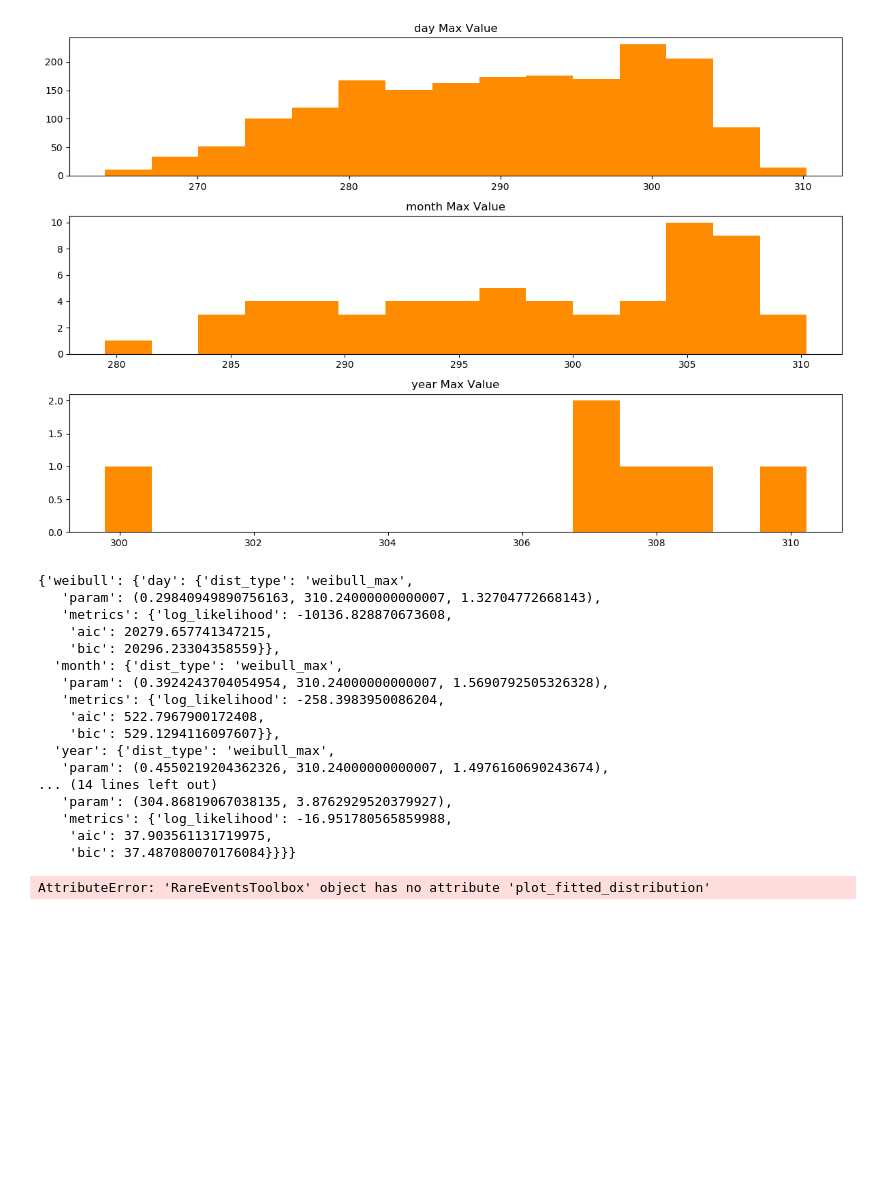
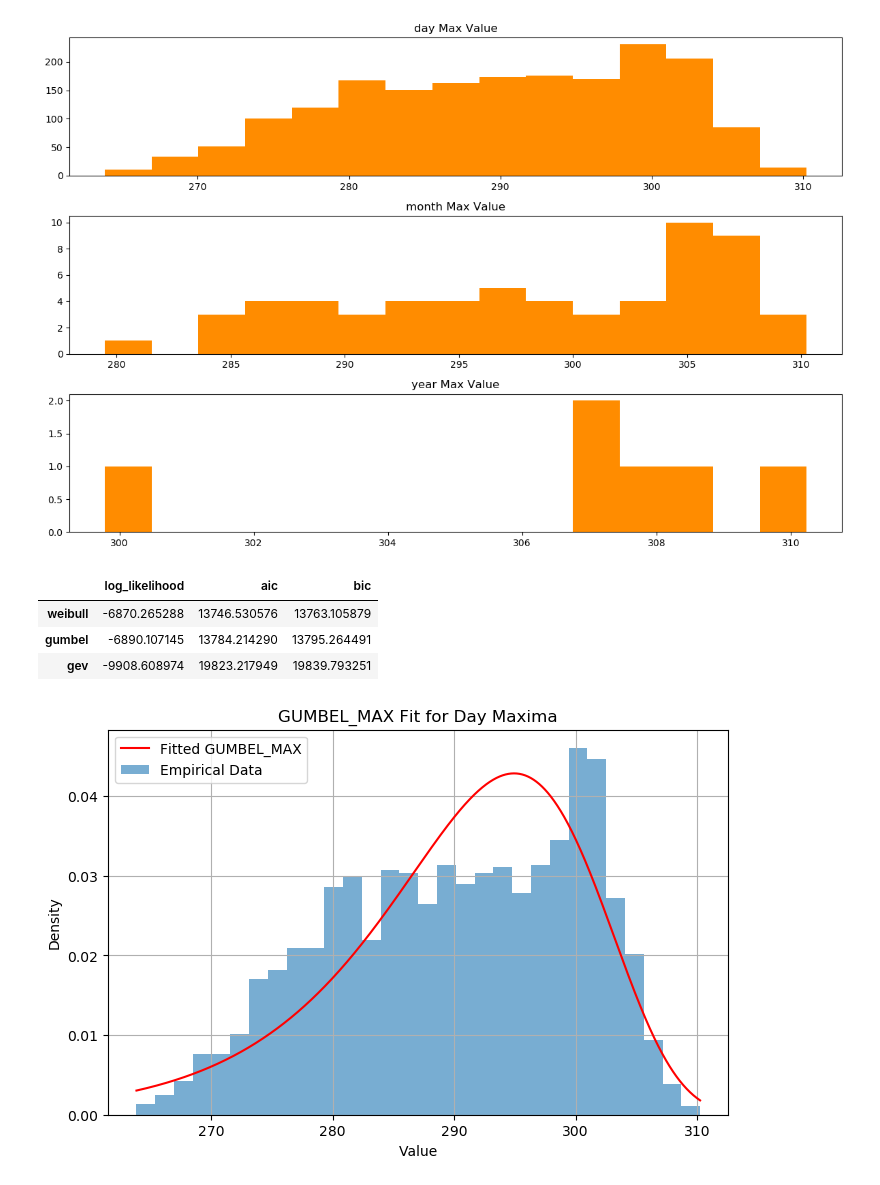
Before and after one commit to PieroPaialungaAI/RareEvents, a Jupyter notebook: rare_events_notebook.ipynb, the cells around one changed output. Drawn from its saved outputs; the diff is of its cells as text; code cells hidden in the pictures; blank space fills up the shorter version.

Commit message:
Added metrics comparison, working

```diff
--- a/rare_events_notebook.ipynb
+++ b/rare_events_notebook.ipynb
@@ -38,27 +38,16 @@ max_values_result = rare_events_toolbox.extract_max_values()
 rare_events_toolbox.plot_distributions()
 # %% [output]
 [figure]
-# %%
-rare_events_toolbox.fit_max_distribution(dist_type='gumbel')
-# %% [output]
-{'weibull': {'day': {'dist_type': 'weibull_max',
-   'param': (0.29840949890756163, 310.24000000000007, 1.32704772668143),
-   'metrics': {'log_likelihood': -10136.828870673608,
-    'aic': 20279.657741347215,
-    'bic': 20296.23304358559}},
-  'month': {'dist_type': 'weibull_max',
-   'param': (0.3924243704054954, 310.24000000000007, 1.5690792505326328),
-   'metrics': {'log_likelihood': -258.3983950086204,
-    'aic': 522.7967900172408,
-    'bic': 529.1294116097607}},
-  'year': {'dist_type': 'weibull_max',
-   'param': (0.4550219204362326, 310.24000000000007, 1.4976160690243674),
-... (14 lines left out)
-   'param': (304.86819067038135, 3.8762929520379927),
-   'metrics': {'log_likelihood': -16.951780565859988,
-    'aic': 37.903561131719975,
-    'bic': 37.487080070176084}}}}
+# %%
+rare_events_toolbox.fit_all_distributions()
+best_dist, ranked_scores = rare_events_toolbox.rank_distributions(key = 'day', rank_based_on = 'bic')
+ranked_scores
+# %% [output]
+|  | log_likelihood | aic | bic |
+| weibull | -6870.265288 | 13746.530576 | 13763.105879 |
+| gumbel | -6890.107145 | 13784.214290 | 13795.264491 |
+| gev | -9908.608974 | 19823.217949 | 19839.793251 |
 # %%
-rare_events_toolbox.plot_fitted_distribution()
+rare_events_toolbox.plot_fitted_distribution(key = 'day', dist_type = best_dist)
 # %% [output]
-AttributeError: 'RareEventsToolbox' object has no attribute 'plot_fitted_distribution'
+[figure, added]
```
Also changed, not shown: parts of 1 cell of this notebook, 3 other files.
